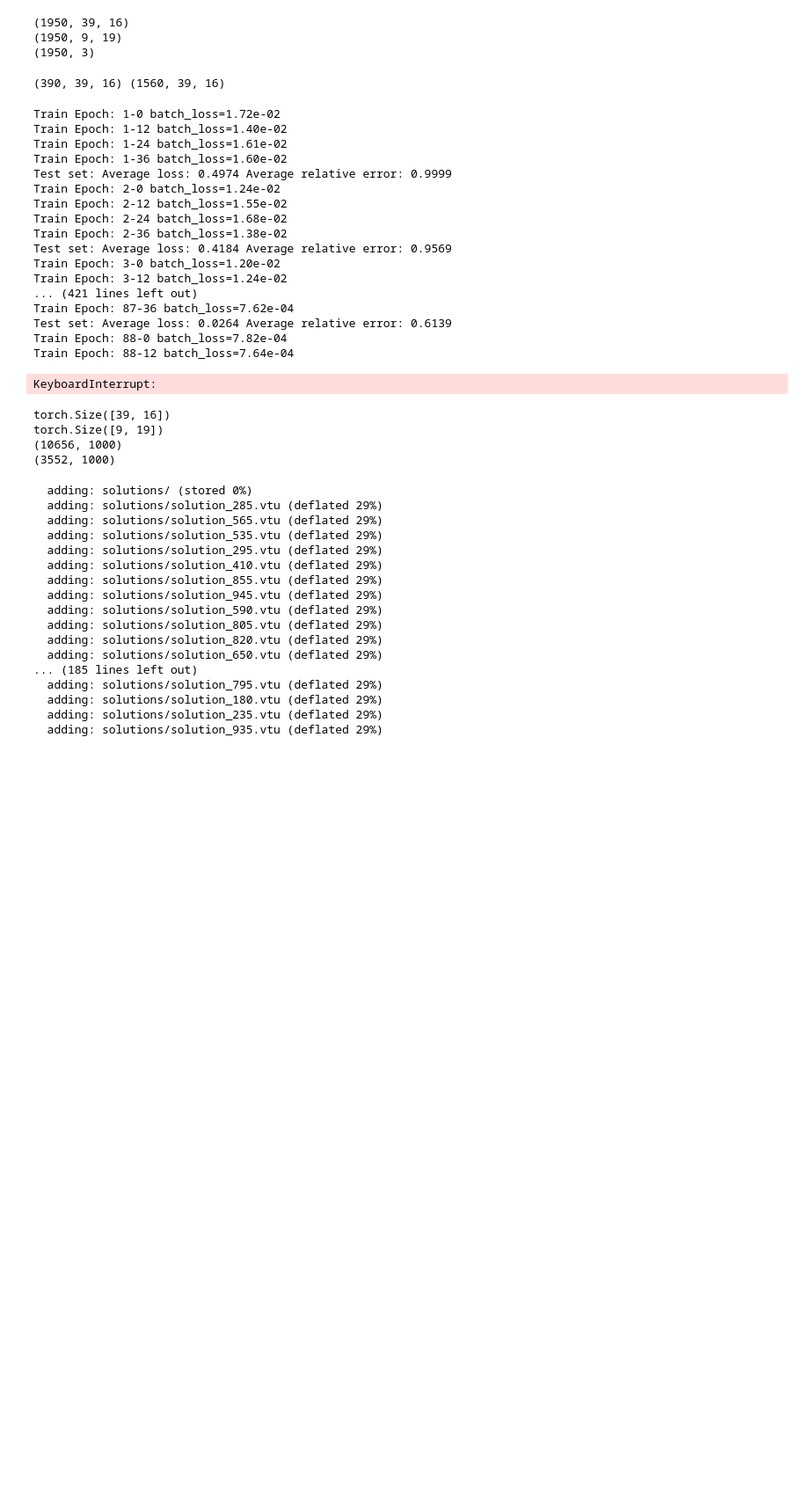
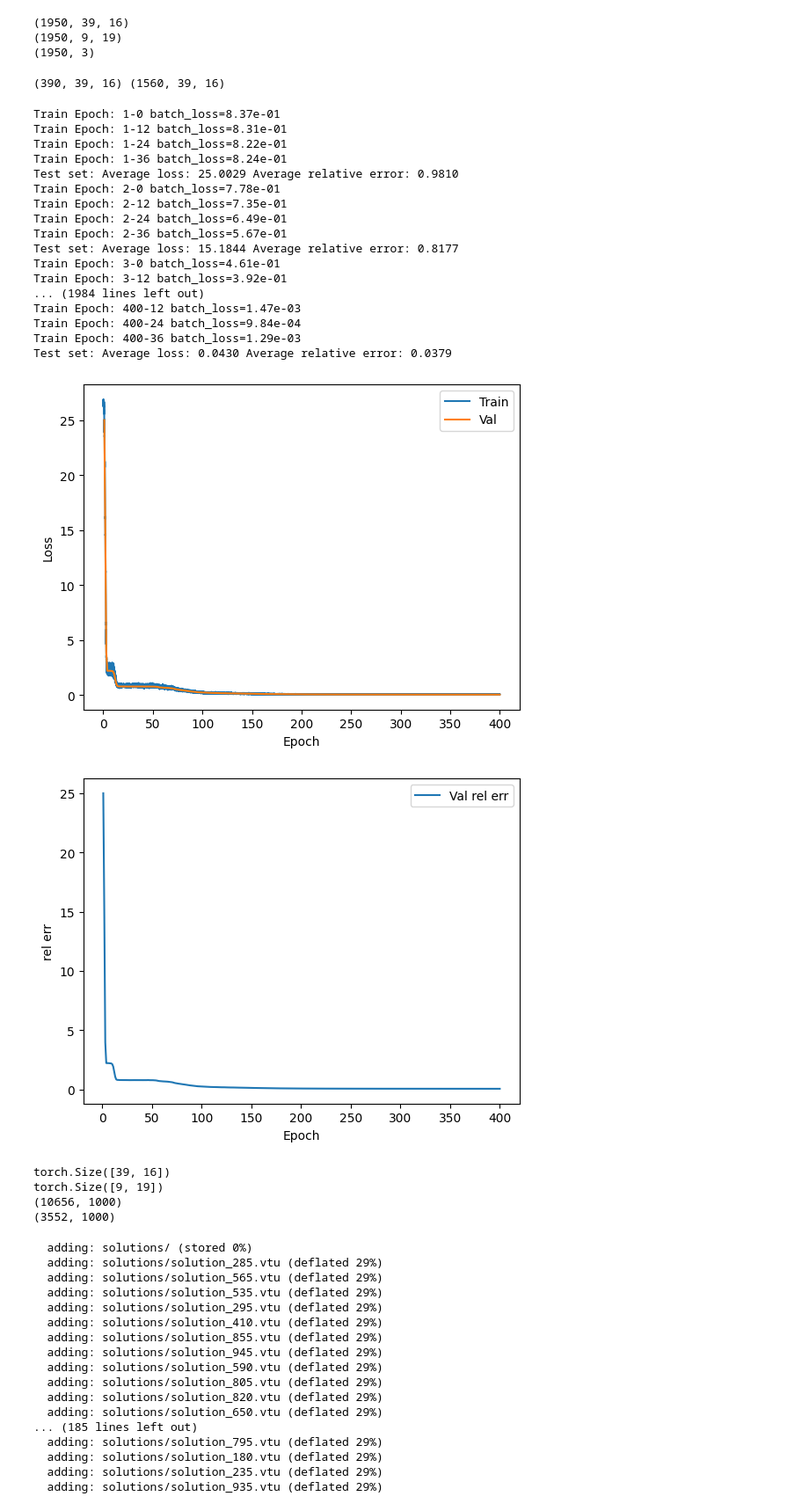
Before and after one commit to CS-433/ml-project-2-ita, a Jupyter notebook: Trial1_Enzo.ipynb, the cells around one changed output. Shown at 88% size. Saved outputs shown, nothing was run; the diff lists cells and outputs as text; code cells hidden in the pictures; blank space fills up the shorter version.

```diff
--- a/Trial1_Enzo.ipynb
+++ b/Trial1_Enzo.ipynb
@@ -322,7 +320,7 @@ class MLP_vel_ConvAutoencoder(torch.nn.Module):
             torch.nn.Linear(256,256),
             torch.nn.LayerNorm(256),
             torch.nn.GELU(),
-            torch.nn.Linear(256,256)
+            torch.nn.Linear(256,128)
         )
 
         # self.encoder = torch.nn.Sequential(
@@ -364,16 +362,16 @@ class MLP_vel_ConvAutoencoder(torch.nn.Module):
             torch.nn.Conv2d(64, 128, kernel_size=3, stride=2, padding=1), # (64, 19, 7) -> (128, 10, 4)
             torch.nn.ReLU(),
             torch.nn.Flatten(),                                          # (32, 10, 4) -> (32*10*4)
-            torch.nn.Linear(128*10*4, 256)                               # Bottleneck
-            # torch.nn.ReLU(),
-            # torch.nn.Linear(128, 32)                                     # Latent space
+            torch.nn.Linear(128*10*4, 256),                               # Bottleneck
+            torch.nn.ReLU(),
+            torch.nn.Linear(256, 128)                                     # Latent space
         )
 
 
         # Decoder
         self.decoder = torch.nn.Sequential(
-            # torch.nn.Linear(32, 128),
-            # torch.nn.ReLU(),
+            torch.nn.Linear(128, 256),
+            torch.nn.ReLU(),
             torch.nn.Linear(256, 128*10*4),
             torch.nn.ReLU(),
             torch.nn.Unflatten(1, (128, 10, 4)),                         # (32*10*4) -> (32, 10, 4)
@@ -778,46 +776,47 @@ def run_training_conv(model,train_output,test_output,num_epochs, lr, batch_size,
 # %%
 # lr = 0.01
 # batch_size = 32
 # num_epochs = 500
 # device = torch.device("cuda" if torch.cuda.is_available() else "cpu")
 
 # model_vel_trained=run_training(MLP_vel_model(), train_vel, test_vel, num_epochs, lr, batch_size, device)
 
 
 lr = 0.0001
 batch_size = 32
-num_epochs = 200
+num_epochs = 400
 device = torch.device("cuda" if torch.cuda.is_available() else "cpu")
 wd=1e-3
 
 model_vel_trained_autoencoder=run_training_conv(MLP_vel_ConvAutoencoder(), train_vel, test_vel, num_epochs, lr, batch_size, wd, device)
 
 # lr = 0.0005
 # batch_size = 32
 # num_epochs = 200
 # device = torch.device("cuda" if torch.cuda.is_available() else "cpu")
 # wd=1e-3
 
 # model_vel_trained_autoencoder=run_training_auto(Autoencoder(), train_vel, test_vel, num_epochs, lr, batch_size, device)
 # %% [output]
-Train Epoch: 1-0 batch_loss=1.72e-02
-Train Epoch: 1-12 batch_loss=1.40e-02
-Train Epoch: 1-24 batch_loss=1.61e-02
-Train Epoch: 1-36 batch_loss=1.60e-02
-Test set: Average loss: 0.4974 Average relative error: 0.9999
-Train Epoch: 2-0 batch_loss=1.24e-02
-Train Epoch: 2-12 batch_loss=1.55e-02
-Train Epoch: 2-24 batch_loss=1.68e-02
-Train Epoch: 2-36 batch_loss=1.38e-02
-Test set: Average loss: 0.4184 Average relative error: 0.9569
-Train Epoch: 3-0 batch_loss=1.20e-02
-Train Epoch: 3-12 batch_loss=1.24e-02
-... (421 lines left out)
-Train Epoch: 87-36 batch_loss=7.62e-04
-Test set: Average loss: 0.0264 Average relative error: 0.6139
-Train Epoch: 88-0 batch_loss=7.82e-04
-Train Epoch: 88-12 batch_loss=7.64e-04
+Train Epoch: 1-0 batch_loss=8.37e-01
+Train Epoch: 1-12 batch_loss=8.31e-01
+Train Epoch: 1-24 batch_loss=8.22e-01
+Train Epoch: 1-36 batch_loss=8.24e-01
+Test set: Average loss: 25.0029 Average relative error: 0.9810
+Train Epoch: 2-0 batch_loss=7.78e-01
+Train Epoch: 2-12 batch_loss=7.35e-01
+Train Epoch: 2-24 batch_loss=6.49e-01
+Train Epoch: 2-36 batch_loss=5.67e-01
+Test set: Average loss: 15.1844 Average relative error: 0.8177
+Train Epoch: 3-0 batch_loss=4.61e-01
+Train Epoch: 3-12 batch_loss=3.92e-01
+... (1984 lines left out)
+Train Epoch: 400-12 batch_loss=1.47e-03
+Train Epoch: 400-24 batch_loss=9.84e-04
+Train Epoch: 400-36 batch_loss=1.29e-03
+Test set: Average loss: 0.0430 Average relative error: 0.0379
-KeyboardInterrupt:
+[figure, added]
+[figure, added]
 # %%
 def read_vtk(filename):
     """Read .vtk file and return the polydata"""
```
Also changed, not shown: parts of 3 cells of this notebook.
